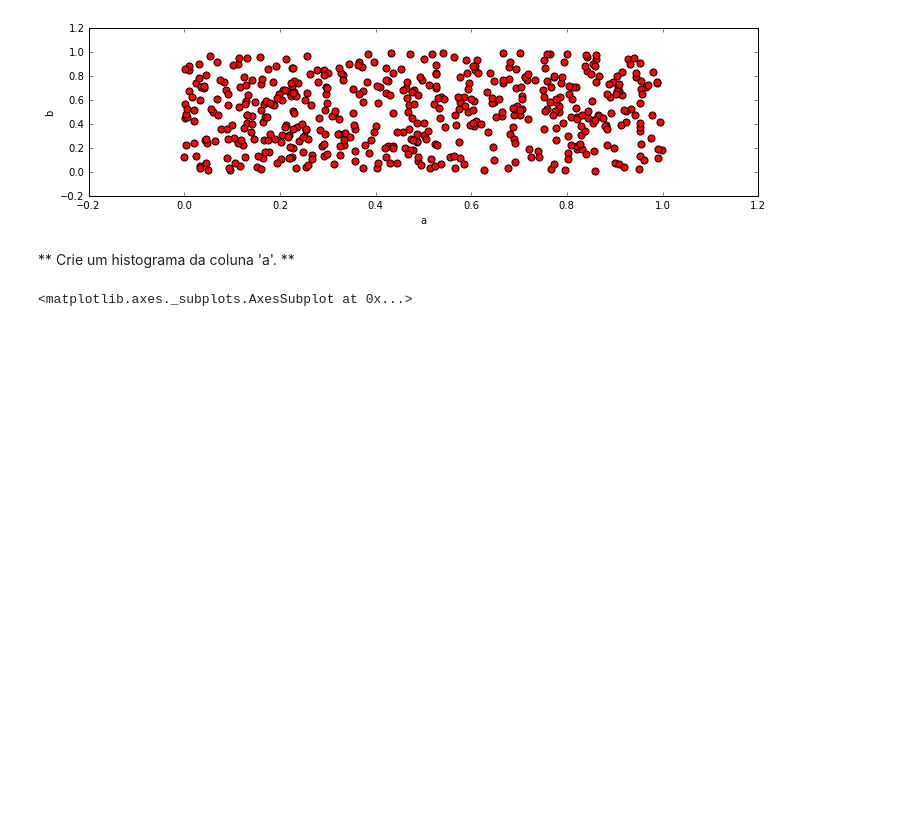
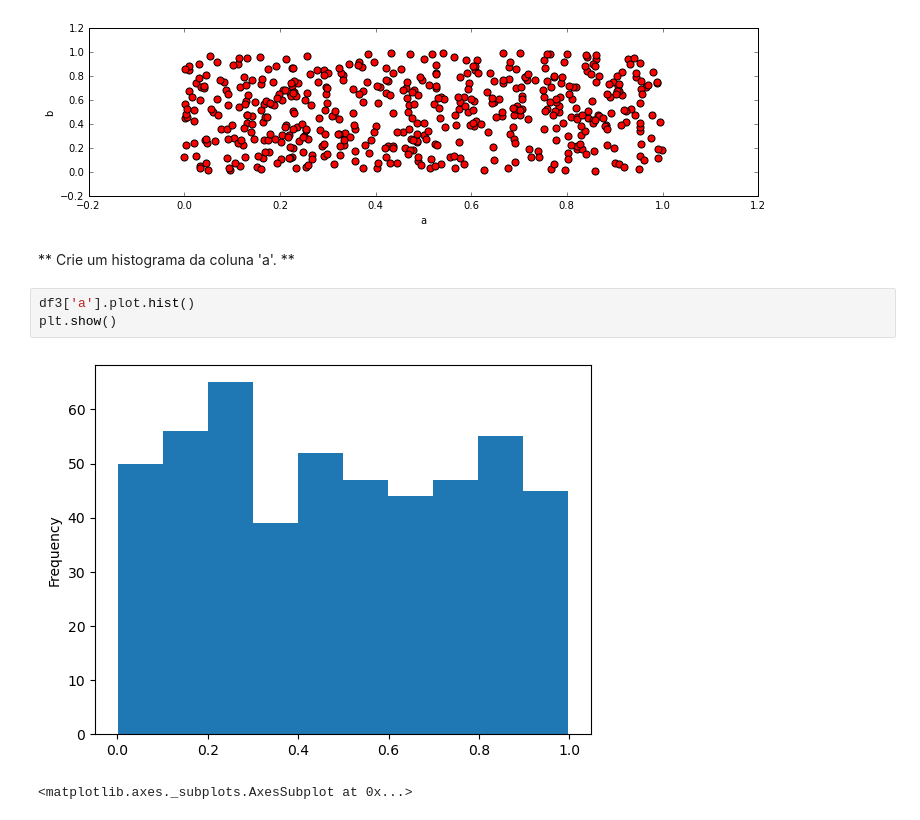
Before and after one commit to peudias/visualizacao-dados-cd, a Jupyter notebook: src/Exercício de visualização de dados Pandas.ipynb, the cells around one changed output. Drawn from its saved outputs; the diff is of its cells as text; blank space fills up the shorter version.

```diff
--- a/src/Exercício de visualização de dados Pandas.ipynb
+++ b/src/Exercício de visualização de dados Pandas.ipynb
@@ -26,6 +45,11 @@ df3 = pd.read_csv('df3')
 [figure]
 # %% [markdown]
 ** Crie um histograma da coluna 'a'. **
+# %%
+df3['a'].plot.hist()
+plt.show()
+# %% [output]
+[figure, added]
 # %%
 # %% [output]
 <matplotlib.axes._subplots.AxesSubplot at 0x...>
```
Also changed, not shown: parts of 9 cells of this notebook.
